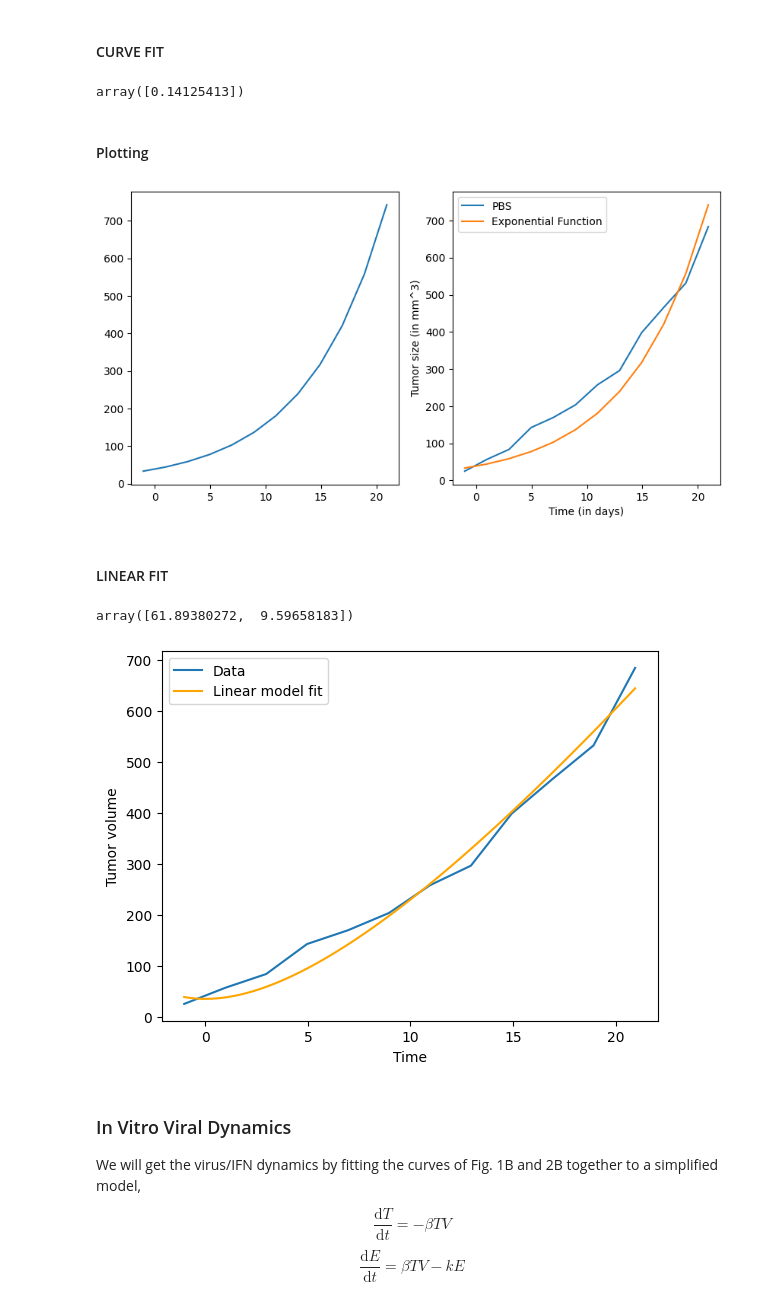
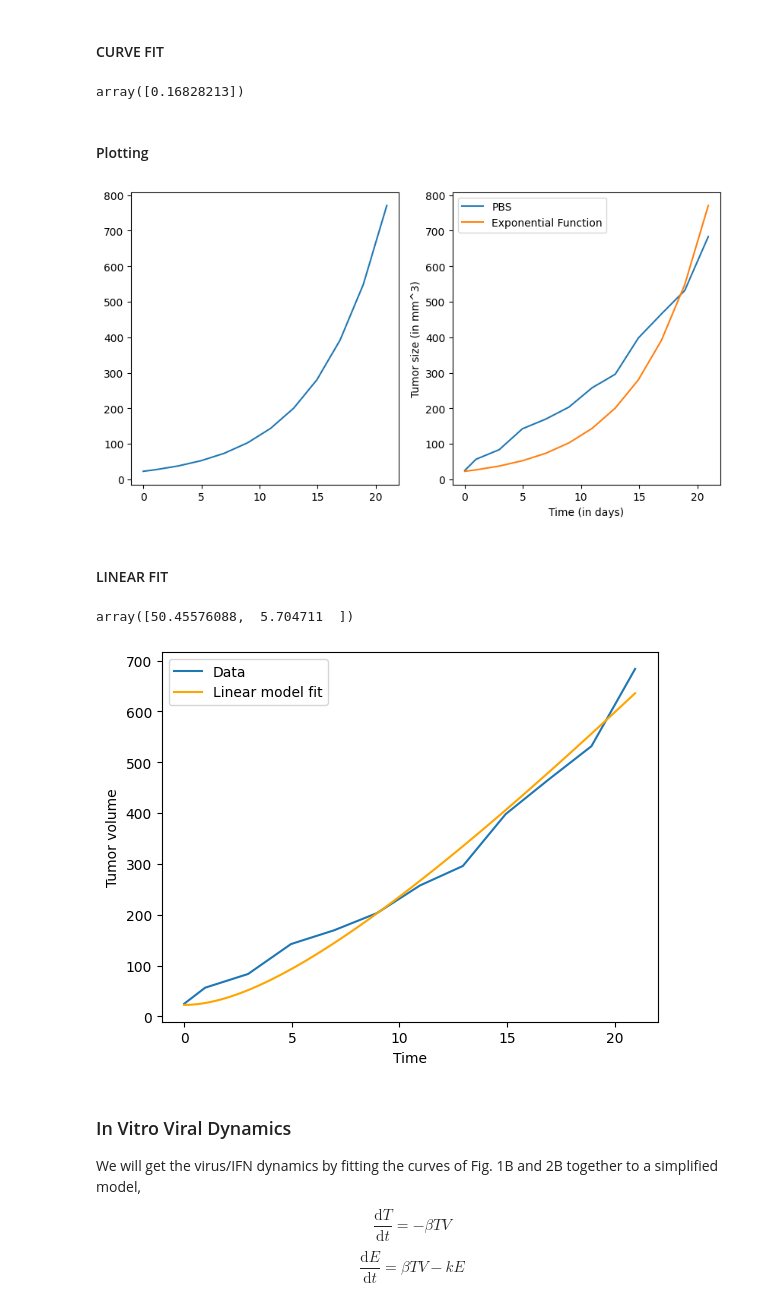
Before and after one commit to ayoayoagboola/oncolytic, a Jupyter notebook: characterization of oncolytic VSV-IFN-γ 1.ipynb, the cells around one changed output. Drawn from its saved outputs; the diff is of its cells as text; code cells hidden in the pictures.

```diff
--- a/characterization of oncolytic VSV-IFN-γ 1.ipynb
+++ b/characterization of oncolytic VSV-IFN-γ 1.ipynb
@@ -88,17 +88,17 @@ for T, so you will need to use minimize rather than curve fit to find the best f
 time_data = pbs[:, 0]
 volume_data = pbs[:, 1]
 
-T0 = 38.535654691060245 # initial tumor volume (for now at least)
+T0_v = 22.71879726 # initial tumor volume (for now at least)
 lambda_growth = .1 # placeholder
 
 def exponential_model(t, lambda_growth):
-    return T0 * np.exp(lambda_growth * t)
+    return T0_v * np.exp(lambda_growth * t)
 # %%
 popt, pcov = curve_fit(exponential_model, time_data, volume_data)
 lambda_est = popt
 lambda_est
 # %% [output]
-array([0.14125413])
+array([0.16828213])
 # %% [markdown]
 #### Plotting
 # %%
@@ -122,7 +122,7 @@ plt.ylabel('Tumor size (in mm^3)')
 plt.legend()
 plt.show()
 # %% [output]
-[figure, old version]
+[figure, new version]
 # %% [markdown]
 #### LINEAR FIT
 # %%
@@ -131,38 +131,38 @@ def linear_model(t, T, a, b):
 
     return dTdt
 
-def solve_linear_model(params, t_eval, T0):
+def solve_linear_model(params, t_eval, T0_v):
     a, b = params
-    sol = solve_ivp(lambda t, T: linear_model(T, t, a, b), [t_eval[0], t_eval[-1]], [T0], t_eval=t_eval)
+    sol = solve_ivp(lambda t, T: linear_model(T, t, a, b), [t_eval[0], t_eval[-1]], [T0_v], t_eval=t_eval)
 
     return sol.y[0] # return tumor volumes
 
-def squared_residuals(params, t_data, T_data, T0):
-    T_pred = solve_linear_model(params, t_data, T0)
+def squared_residuals(params, t_data, T_data, T0_v):
+    T_pred = solve_linear_model(params, t_data, T0_v)
     return np.sum((T_data - T_pred) ** 2)
 # %%
 initial_guess = [100, 10] # a and b
 
-result = minimize(squared_residuals, initial_guess, args=(time_data, volume_data, T0), method="Nelder-Mead")
+result = minimize(squared_residuals, initial_guess, args=(time_data, volume_data, T0_v), method="Nelder-Mead")
 
 a_fit, b_fit = result.x
 result.x
 # %% [output]
-array([61.89380272,  9.59658183])
+array([50.45576088,  5.704711  ])
 # %%
 t_fit = np.linspace(time_data[0], time_data[-1], 100)
-T_fit = solve_linear_model([a_fit, b_fit], t_fit, T0)
+T_fit = solve_linear_model([a_fit, b_fit], t_fit, T0_v)
 
 plt.plot(time_data, volume_data, label="Data")
 plt.plot(t_fit, T_fit, label="Linear model fit", color="orange")
 plt.xlabel("Time")
 plt.ylabel("Tumor volume")
 plt.legend()
 plt.show()
 
 # much better fit! we'll use this.
 # %% [output]
-[figure, old version]
+[figure, new version]
 # %% [markdown]
 ### In Vitro Viral Dynamics
 
```
Also changed, not shown: parts of 18 cells of this notebook.
